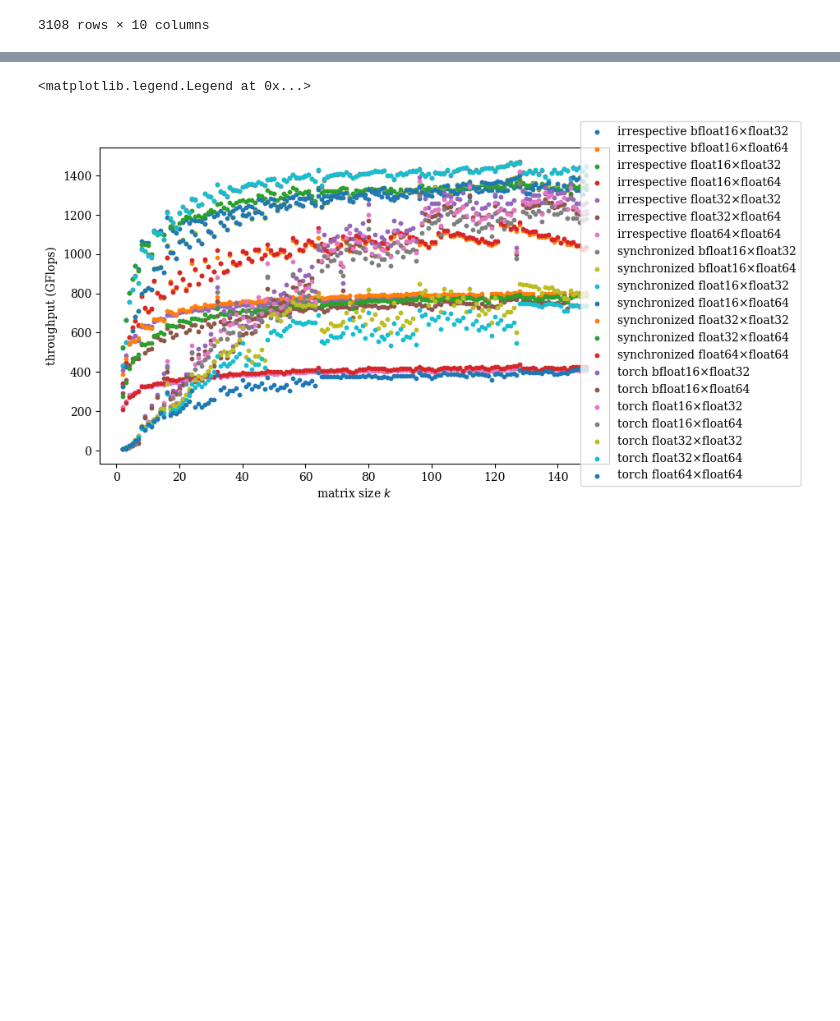
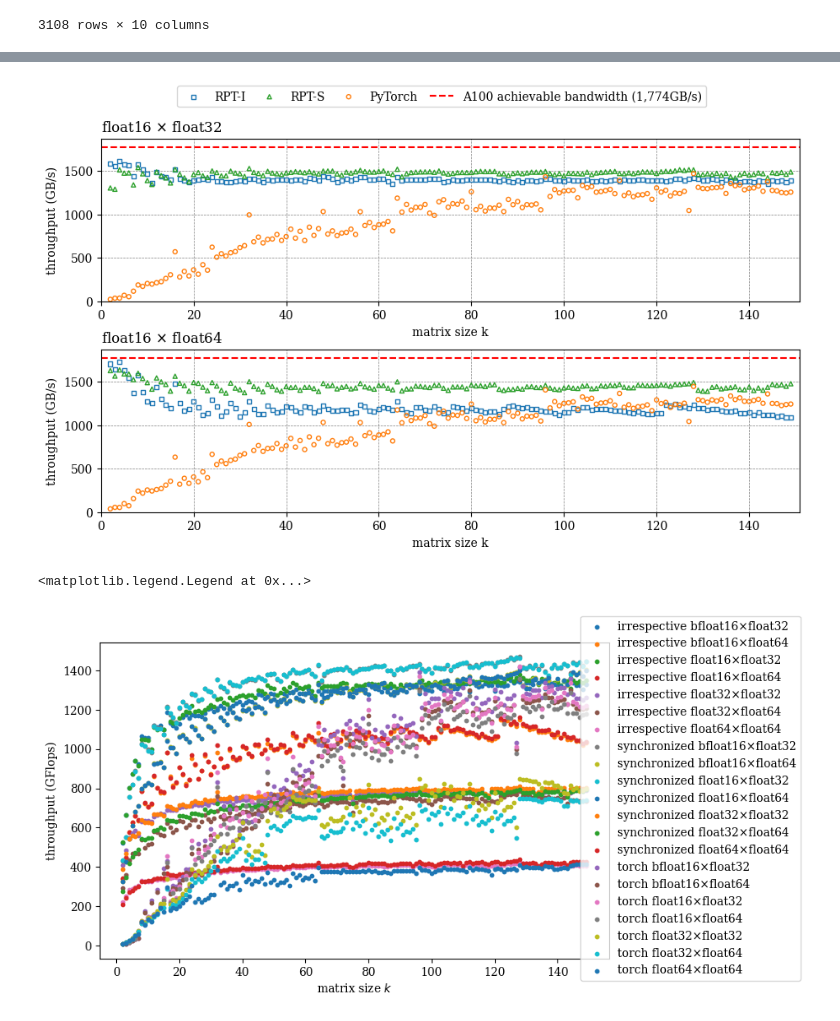
Before and after one commit to mgr0dzicki/dd-solvers, a Jupyter notebook: notebooks/batched_gemv_plots.ipynb, the cells around one changed output, grey strips where cells are left out. Drawn from its saved outputs; the diff is of its cells as text; code cells hidden in the pictures; blank space fills up the shorter version.

Commit message:
batched matrix vec section

```diff
--- a/notebooks/batched_gemv_plots.ipynb
+++ b/notebooks/batched_gemv_plots.ipynb
@@ -124,3 +137,13 @@ fig.legend(ncols=4, loc="upper center", bbox_to_anchor=(0.5, 1.05), columnspacin
+# %%
+fig, axes = plt.subplots(2, 1, figsize=(9, 5))
+fig.tight_layout(pad=1.0, h_pad=2.0)
+plot_throughput(axes[0], "float16", "float32", labels=True)
+plot_throughput(axes[1], "float16", "float64", labels=False)
+
+fig.legend(ncols=4, loc="upper center", bbox_to_anchor=(0.5, 1.1), columnspacing=1)
+fig.savefig("../docs/images/matrix_vec_tput.svg", bbox_inches="tight")
+# %% [output]
+[figure, added]
 # %%
 max_tput = df.pivot_table(
     values="GFlops",
```
Also changed, not shown: parts of 5 cells of this notebook, 4 other files.
